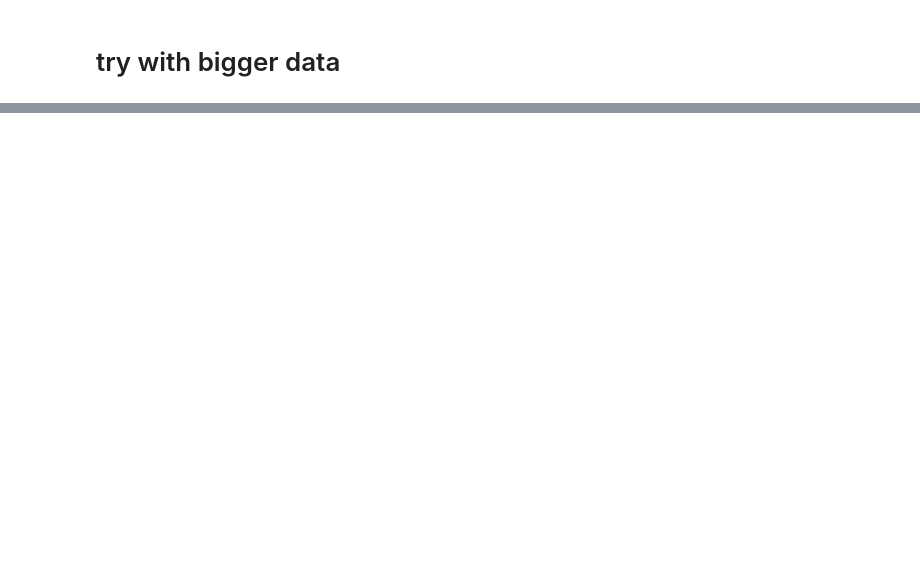
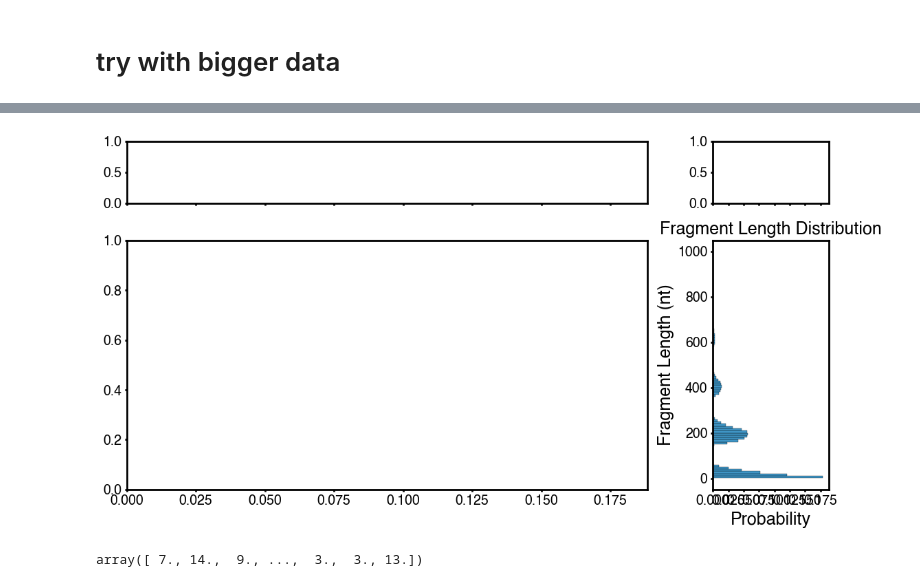
Before and after one commit to arianabrenner/fragments_from_footprinting, a Jupyter notebook: implement_fragments_from_footprinting.ipynb, the cells around one changed output, grey strips where cells are left out. Cells and saved outputs as stored; diff of their text form; code cells hidden in the pictures; blank space fills up the shorter version.

```diff
--- a/implement_fragments_from_footprinting.ipynb
+++ b/implement_fragments_from_footprinting.ipynb
@@ -217,0 +330,20 @@ frags_and_mids
+# %%
+#     frag_lens = np.load('frag_lens.npy') # TO DO write if statement if the file does not exist.
+
+fig, ax = plt.subplots(2,2,figsize = (11,6), gridspec_kw={'height_ratios': [1, 4], 'width_ratios': [9, 2]}, sharex=True)
+max_fragment = 1000
+# data_for_hist = pd.DataFrame(fm[fm.frag_len<max_y_bin].frag_len)
+frag_lens_sub = frag_lens_all_trials[frag_lens_all_trials<max_fragment]
+data_for_hist = pd.DataFrame({'frag_len':frag_lens_sub})
+sns.histplot(data=data_for_hist, y = 'frag_len', bins=100, stat= 'probability')#, element="poly")
+plt.title('Fragment Length Distribution')
+plt.ylabel('Fragment Length (nt)')
+plt.tight_layout()
+#     plt.savefig('fld.pdf')
+plt.show()
+# %% [output]
+[figure, added]
+# %%
+frag_lens_all_trials[frag_lens_all_trials<20]
+# %% [output]
+array([ 7., 14.,  9., ...,  3.,  3., 13.])
```
Also changed, not shown: parts of 47 cells of this notebook, 6 other files.
